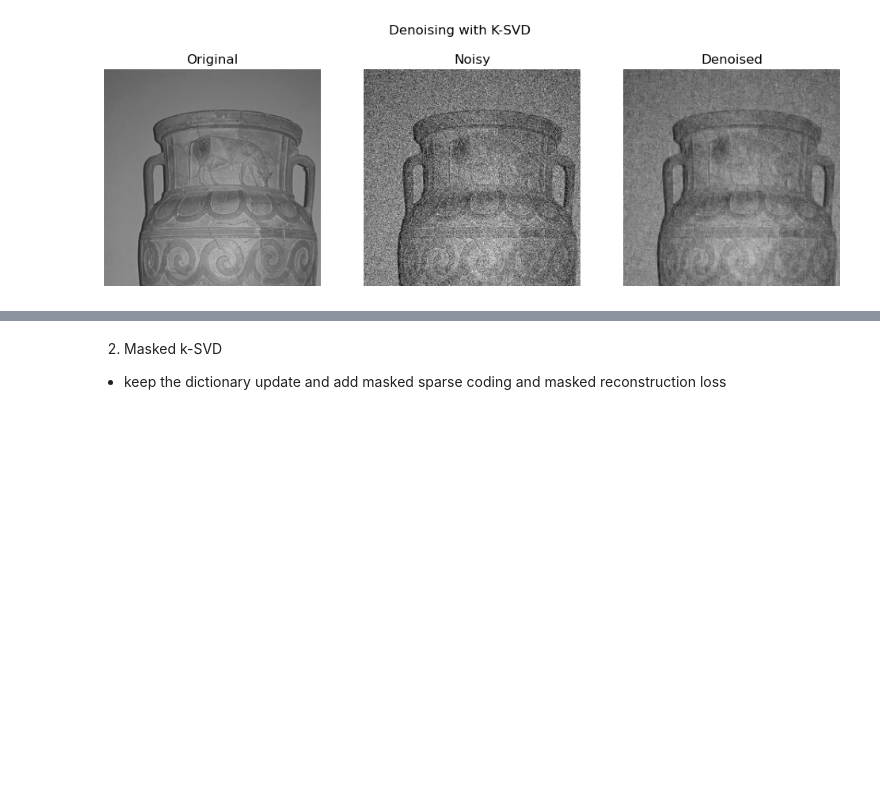
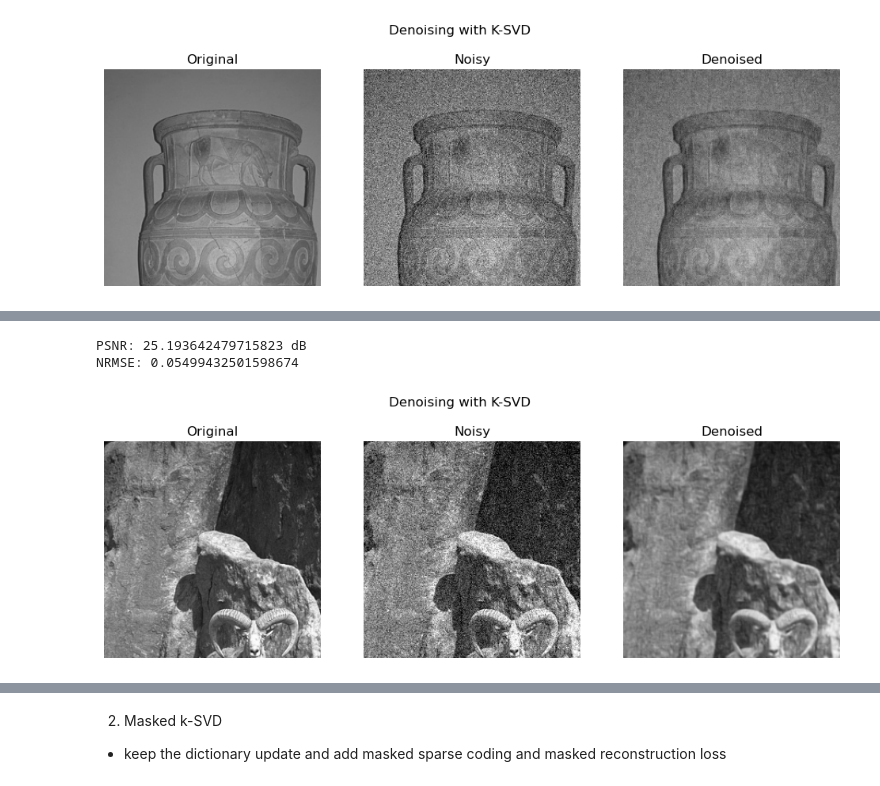
Before and after one commit to saramilovanova/nuclear-norm-data-reconstruction, a Jupyter notebook: notebooks/ksvd_analysis.ipynb, the cells around one changed output, grey strips where cells are left out. Saved outputs shown, nothing was run; the diff lists cells and outputs as text; code cells hidden in the pictures; blank space fills up the shorter version.

```diff
--- a/notebooks/ksvd_analysis.ipynb
+++ b/notebooks/ksvd_analysis.ipynb
@@ -43,17 +49,17 @@ def show_results(X, X_rec, X_noisy=None, X_masked=None, title=""):
 
     if X_noisy is not None:
         plt.subplot(1, 3, 1)
-        plt.imshow(X, cmap="gray", vmin=0, vmax=1)
+        plt.imshow(X, cmap="gray", vmin=0, vmax=255)
         plt.title("Original")
         plt.axis("off")
 
         plt.subplot(1, 3, 2)
-        plt.imshow(X_noisy, cmap='gray', vmin=0, vmax=1)
+        plt.imshow(X_noisy, cmap='gray', vmin=0, vmax=255)
         plt.title("Noisy")
         plt.axis("off")
 
         plt.subplot(1, 3, 3)
-        plt.imshow(X_rec, cmap="gray", vmin=0, vmax=1)
+        plt.imshow(X_rec, cmap="gray", vmin=0, vmax=255)
         plt.title("Denoised")
         plt.axis("off")
 
@@ -286,0 +392,8 @@ PSNR: 26.813141447229192 dB
+# %%
+print(f"PSNR: {psnr(X, X_rec, data_range=255)} dB")
+print(f"NRMSE: {nrmse(X, X_rec, data_range=255)}")
+show_results(X, X_rec, X_noisy=X_noisy, title="Denoising with K-SVD")
+# %% [output]
+PSNR: 25.193642479715823 dB
+NRMSE: 0.05499432501598674
+[figure, added]
```
Also changed, not shown: parts of 19 cells of this notebook, 18 other files.
